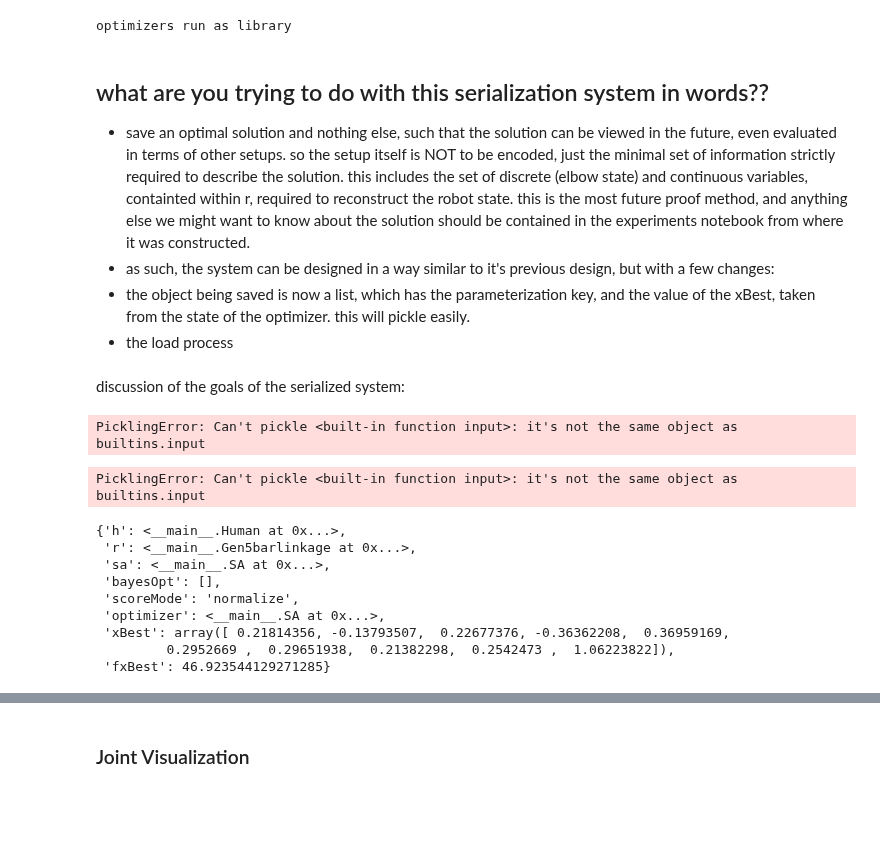
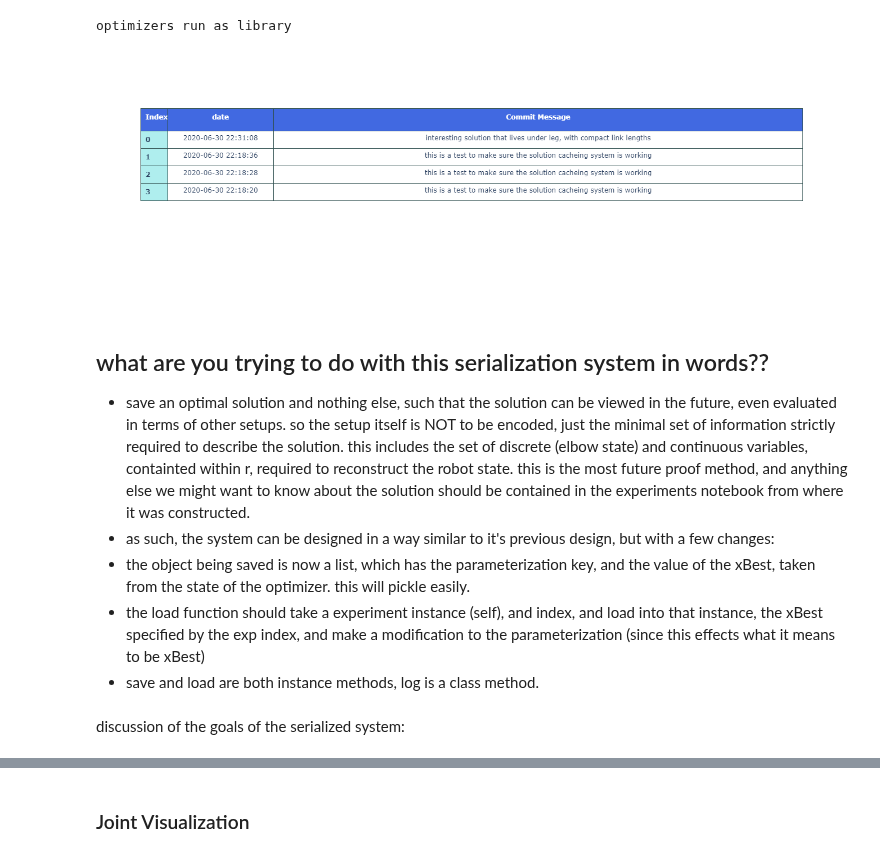
Before and after one commit to adawsonelli/NRI_Analyses, a Jupyter notebook: models.ipynb, the cells around one changed output, grey strips where cells are left out. Drawn from its saved outputs; the diff is of its cells as text; code cells hidden in the pictures; blank space fills up the shorter version.

Commit message:
added a solution storage system to the experiment manager class.

```diff
--- a/models.ipynb
+++ b/models.ipynb
@@ -2695,34 +2724,18 @@ class Exp:
 # %% [output]
 optimizers run as library
+# %%
+#example of using the logging functions
+if not asLibrary():
+    Exp.Log()
+# %% [output]
+[figure, added]
 # %% [markdown]
 ## what are you trying to do with this serialization system in words??
 
 * save an optimal solution and nothing else, such that the solution can be viewed in the future, even evaluated in terms of other setups. so the setup itself is NOT to be encoded, just the minimal set of information strictly required to describe the solution. this includes the set of discrete (elbow state) and continuous variables, containted within r, required to reconstruct the robot state. this is the most future proof method, and anything else we might want to know about the solution should be contained in the experiments notebook from where it was constructed.
 * as such, the system can be designed in a way similar to it's previous design, but with a few changes:
 * the object being saved is now a list, which has the parameterization key, and the value of the xBest, taken from the state of the optimizer. this will pickle easily.
-* the load process
+* the load function should take a experiment instance (self), and index, and load into that instance, the xBest specified by the exp index, and make a modification to the parameterization (since this effects what it means to be xBest)
+* save and load are both instance methods, log is a class method.
 # %% [markdown]
 discussion of the goals of the serialized system:
-# %%
-exp3 = Exp()
-#exp3.save("this is testing the system 1")
-pickle.dump(exp3, open("save.p", "wb"))
-# %% [output]
-PicklingError: Can't pickle <built-in function input>: it's not the same object as builtins.input
-# %%
-pickle.dump(exp3.vis, open("save.p", "wb"))
-# %% [output]
-PicklingError: Can't pickle <built-in function input>: it's not the same object as builtins.input
-# %%
-expDict = vars(exp2)
-expDict
-# %% [output]
-{'h': <__main__.Human at 0x...>,
- 'r': <__main__.Gen5barlinkage at 0x...>,
- 'sa': <__main__.SA at 0x...>,
- 'bayesOpt': [],
- 'scoreMode': 'normalize',
- 'optimizer': <__main__.SA at 0x...>,
- 'xBest': array([ 0.21814356, -0.13793507,  0.22677376, -0.36362208,  0.36959169,
-         0.2952669 ,  0.29651938,  0.21382298,  0.2542473 ,  1.06223822]),
- 'fxBest': 46.923544129271285}
```
Also changed, not shown: parts of 24 cells of this notebook.
